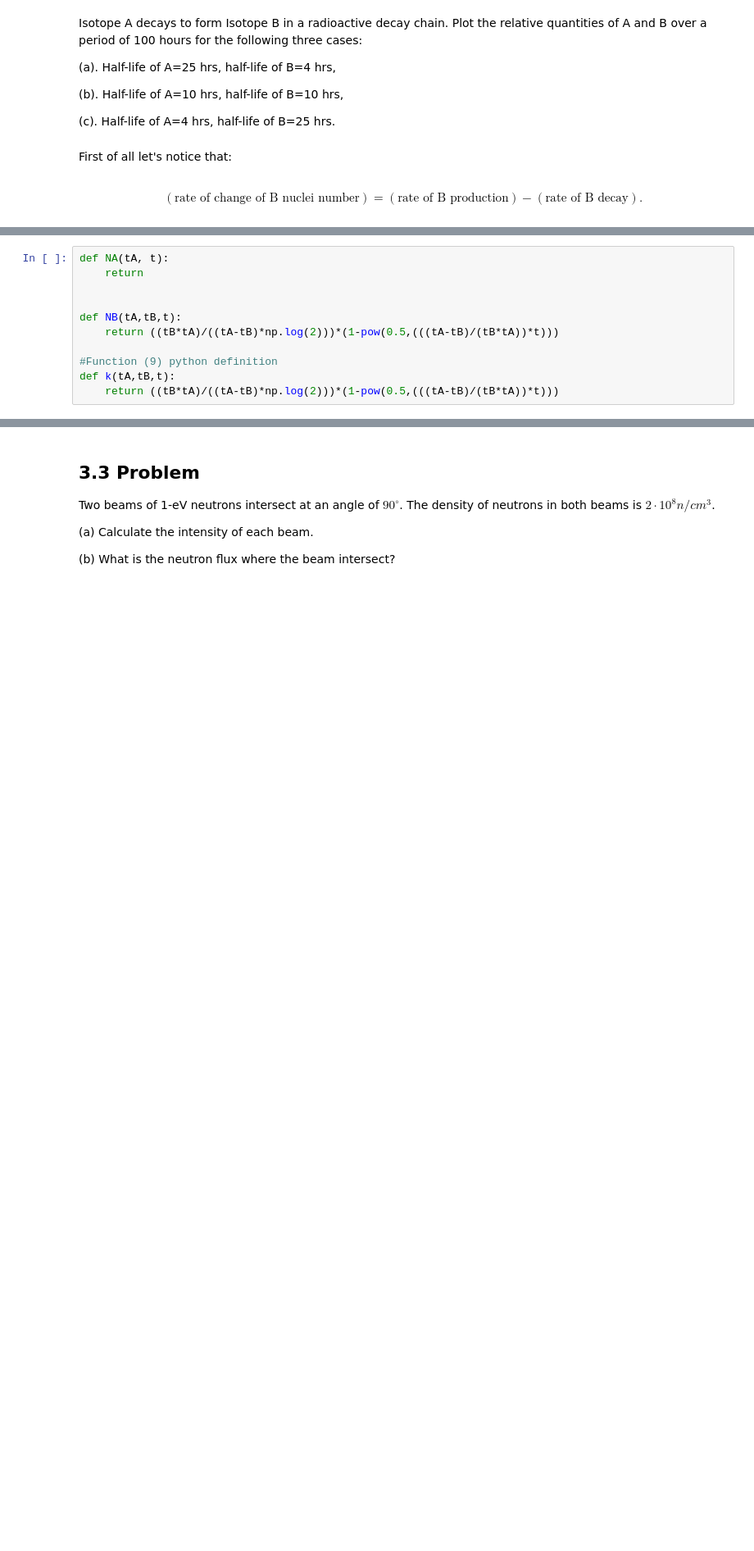
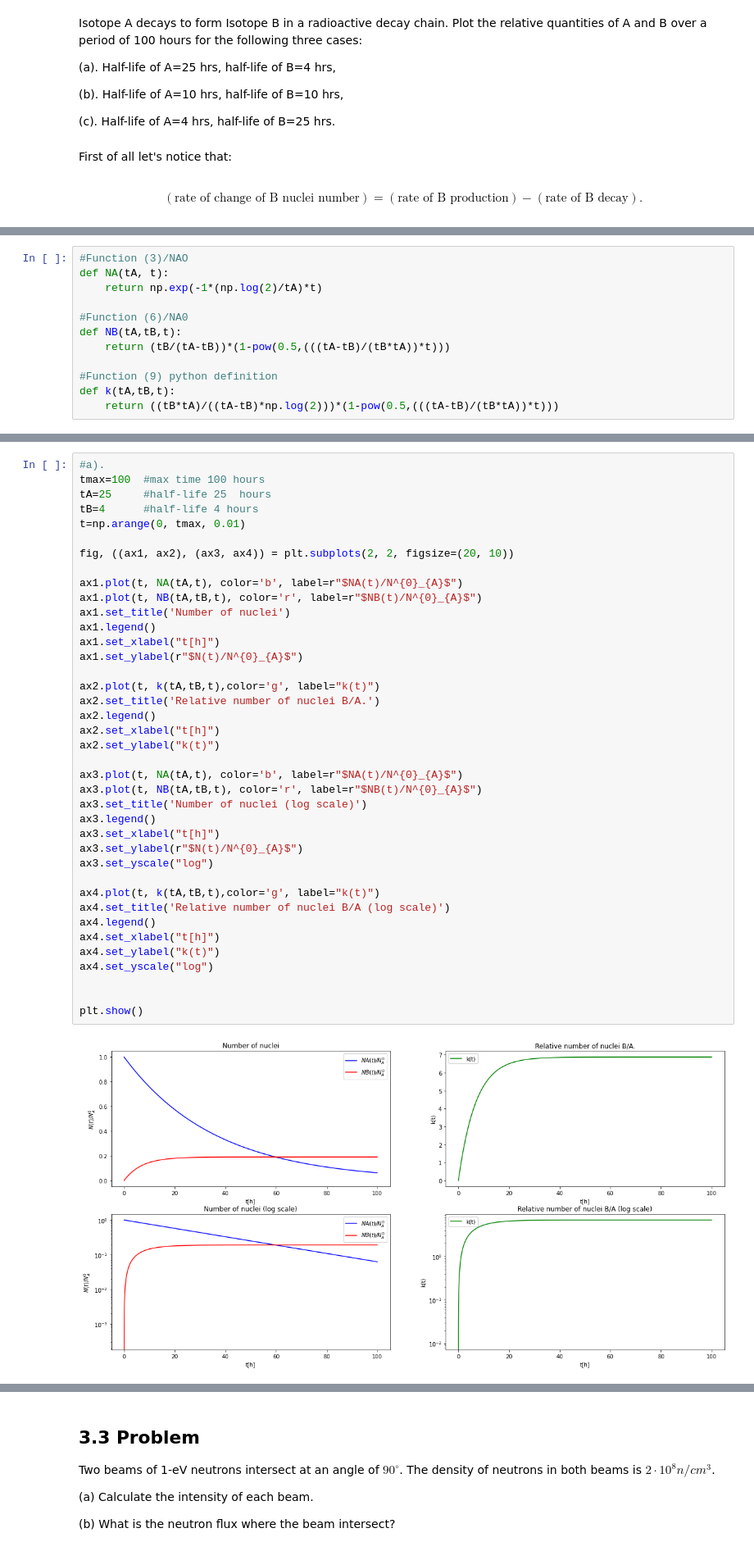
Before and after one commit to kmiec96/Nuclear, a Jupyter notebook: set1.ipynb, the cells around one changed output, grey strips where cells are left out. Shown: that part at 82% size. Cells and saved outputs as stored; diff of their text form; blank space fills up the shorter version.

```diff
--- a/set1.ipynb
+++ b/set1.ipynb
@@ -547,12 +547,13 @@ can be therefore written as:
 
 where $t_{A}$, $t_{B}$ are the half-lifes of isotopes A and B.
 # %%
+#Function (3)/NAO
 def NA(tA, t):
-    return
+    return np.exp(-1*(np.log(2)/tA)*t)
 
-
+#Function (6)/NA0
 def NB(tA,tB,t):
-    return ((tB*tA)/((tA-tB)*np.log(2)))*(1-pow(0.5,(((tA-tB)/(tB*tA))*t)))
+    return (tB/(tA-tB))*(1-pow(0.5,(((tA-tB)/(tB*tA))*t)))
 
 #Function (9) python definition
 def k(tA,tB,t):
@@ -604,0 +561,41 @@ plt.show()
+# %%
+#a).
+tmax=100  #max time 100 hours
+tA=25     #half-life 25  hours
+tB=4      #half-life 4 hours
+t=np.arange(0, tmax, 0.01)
+
+fig, ((ax1, ax2), (ax3, ax4)) = plt.subplots(2, 2, figsize=(20, 10))
+
+ax1.plot(t, NA(tA,t), color='b', label=r"$NA(t)/N^{0}_{A}$")
+ax1.plot(t, NB(tA,tB,t), color='r', label=r"$NB(t)/N^{0}_{A}$")
+ax1.set_title('Number of nuclei')
+ax1.legend()
+ax1.set_xlabel("t[h]")
+ax1.set_ylabel(r"$N(t)/N^{0}_{A}$")
+
+ax2.plot(t, k(tA,tB,t),color='g', label="k(t)")
+ax2.set_title('Relative number of nuclei B/A.')
+ax2.legend()
+ax2.set_xlabel("t[h]")
+ax2.set_ylabel("k(t)")
+
+ax3.plot(t, NA(tA,t), color='b', label=r"$NA(t)/N^{0}_{A}$")
+ax3.plot(t, NB(tA,tB,t), color='r', label=r"$NB(t)/N^{0}_{A}$")
+ax3.set_title('Number of nuclei (log scale)')
+ax3.legend()
+ax3.set_xlabel("t[h]")
+ax3.set_ylabel(r"$N(t)/N^{0}_{A}$")
+ax3.set_yscale("log")
+
+ax4.plot(t, k(tA,tB,t),color='g', label="k(t)")
+ax4.set_title('Relative number of nuclei B/A (log scale)')
+ax4.legend()
+ax4.set_xlabel("t[h]")
+ax4.set_ylabel("k(t)")
+ax4.set_yscale("log")
+
+
+plt.show()
+# %% [output]
+[figure, added]
```
Also changed, not shown: parts of 6 cells of this notebook.
